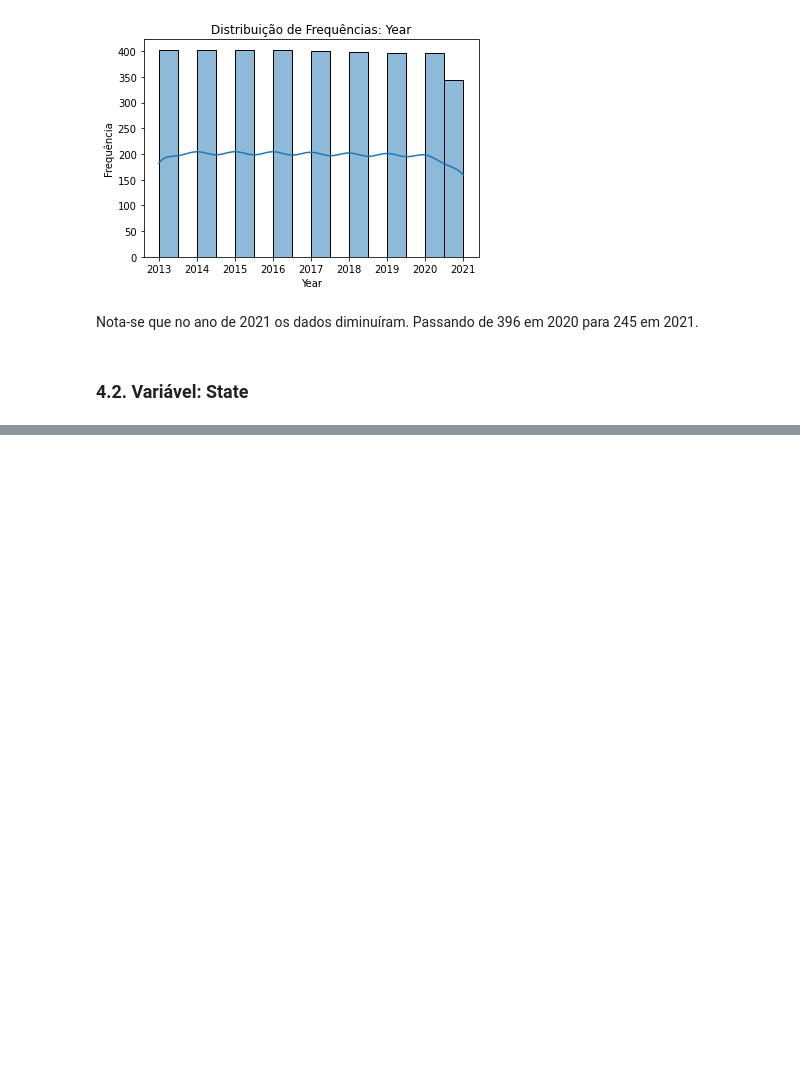
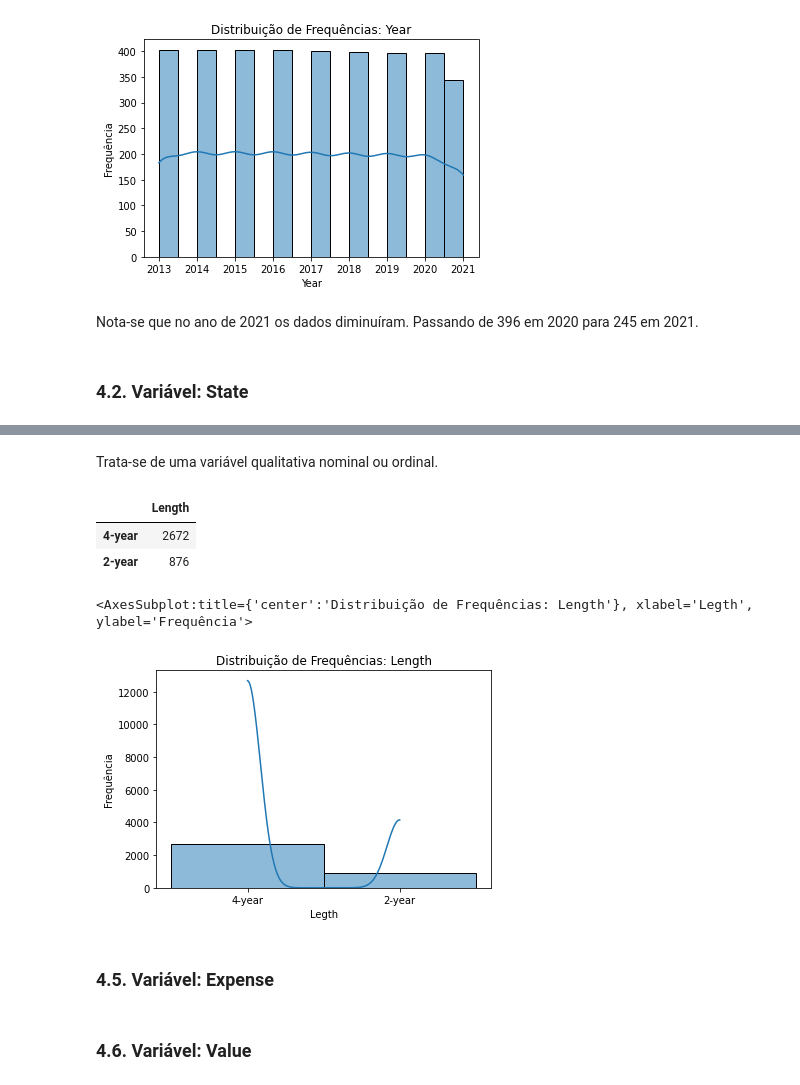
Before and after one commit to gabriellfelipe7/AnaliseExploratoria_AverageCostStudentUSA, a Jupyter notebook: AnaliseExploratoria_AverageCostStudentUSA.ipynb, the cells around one changed output, grey strips where cells are left out. Drawn from its saved outputs; the diff is of its cells as text; code cells hidden in the pictures; blank space fills up the shorter version.

```diff
--- a/AnaliseExploratoria_AverageCostStudentUSA.ipynb
+++ b/AnaliseExploratoria_AverageCostStudentUSA.ipynb
@@ -170,0 +300,24 @@ Nota-se que no ano de 2021 os dados diminuíram. Passando de 396 em 2020 para 24
+# %% [markdown]
+Trata-se de uma variável qualitativa nominal ou ordinal.
+# %%
+#Possíveis valores
+display(pd.DataFrame(data = data['Length'].value_counts()))
+# %% [output]
+|  | Length |
+| 4-year | 2672 |
+| 2-year | 876 |
+# %%
+#Histograma de frequências
+plt.xlabel('Legth')
+
+plt.ylabel('Frequência')
+plt.title('Distribuição de Frequências: Length')
+
+sns.histplot(data, x = 'Length', kde = True)
+# %% [output]
+<AxesSubplot:title={'center':'Distribuição de Frequências: Length'}, xlabel='Legth', ylabel='Frequência'>
+[figure, added]
+# %% [markdown]
+### **4.5. Variável: Expense**
+# %% [markdown]
+### **4.6. Variável: Value**
```
Also changed, not shown: parts of 16 cells of this notebook.
